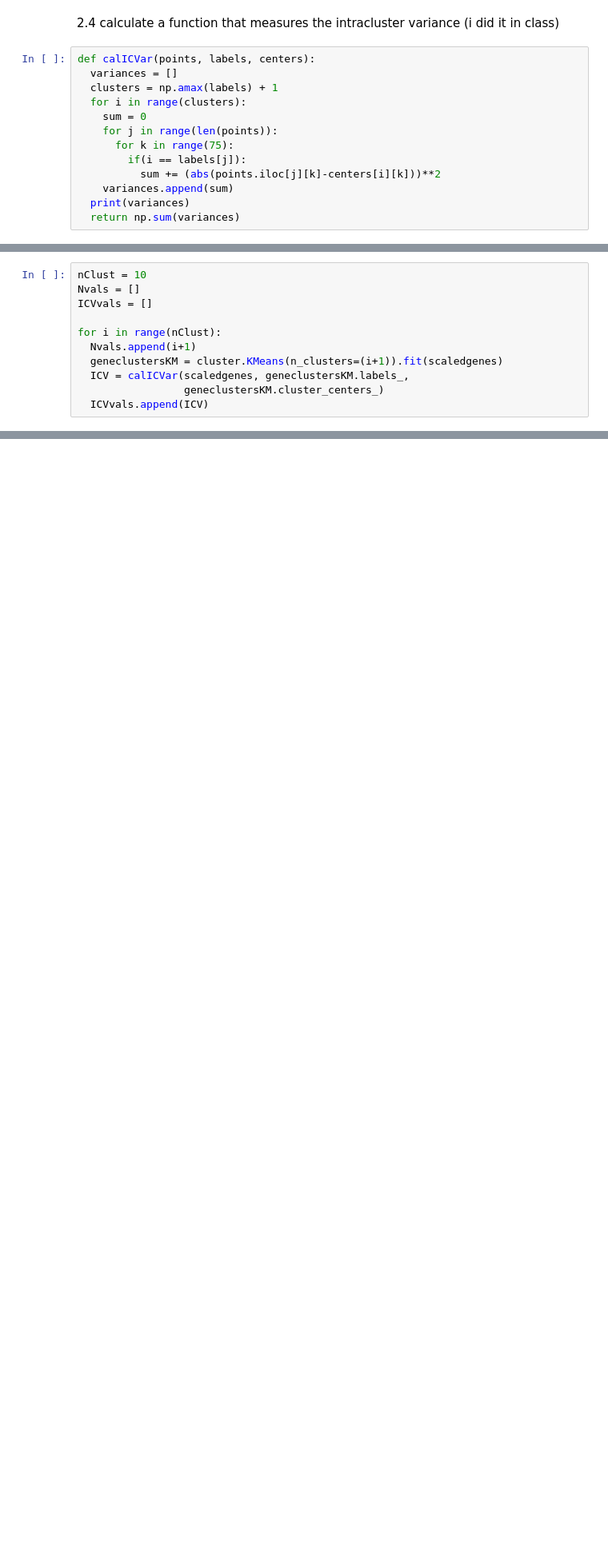
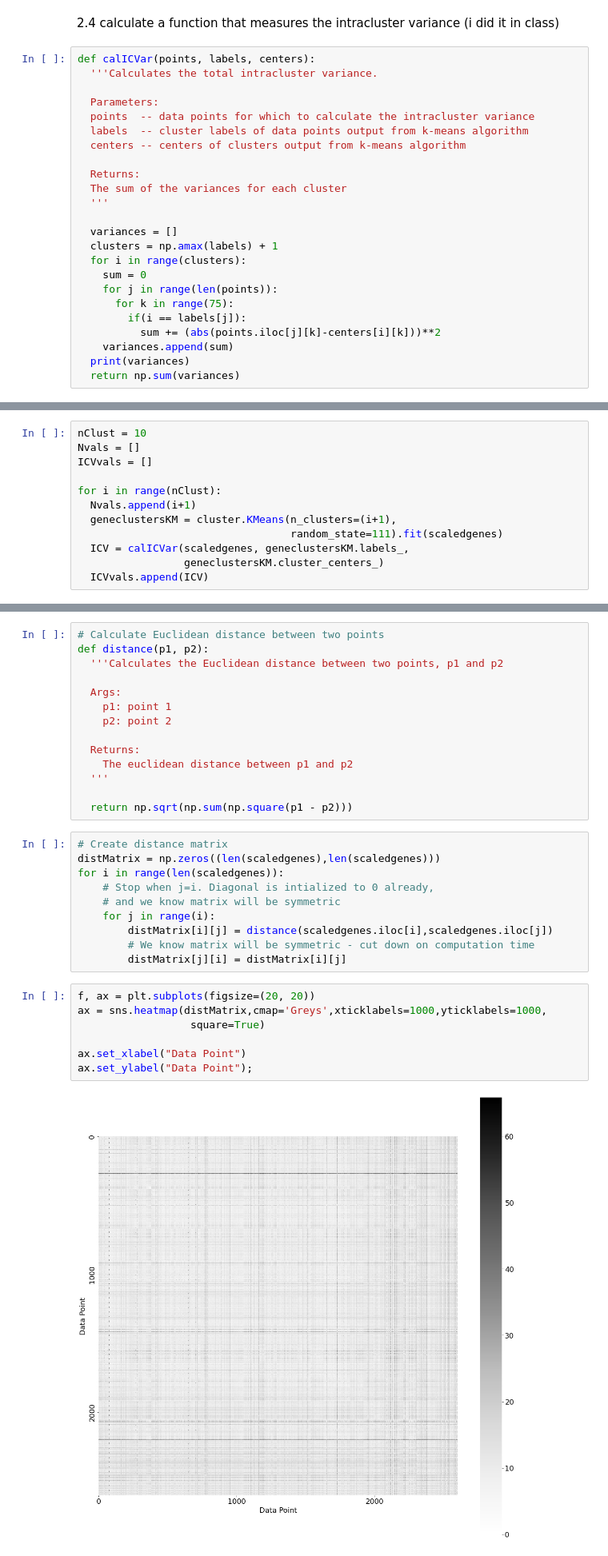
Before and after one commit to bflaggs/DSPS_BFlaggs, a Jupyter notebook: HW7/ClusteringGenes.ipynb, the cells around one changed output, grey strips where cells are left out. Shown at 80% size. Saved outputs shown, nothing was run; the diff lists cells and outputs as text; blank space fills up the shorter version.

```diff
--- a/HW7/ClusteringGenes.ipynb
+++ b/HW7/ClusteringGenes.ipynb
@@ -168,6 +169,17 @@ pl.show()
 2.4 calculate a function that measures the intracluster variance (i did it in class)
 # %%
 def calICVar(points, labels, centers):
+  '''Calculates the total intracluster variance.
+
+  Parameters:
+  points  -- data points for which to calculate the intracluster variance
+  labels  -- cluster labels of data points output from k-means algorithm
+  centers -- centers of clusters output from k-means algorithm
+
+  Returns:
+  The sum of the variances for each cluster
+  '''
+
   variances = []
   clusters = np.amax(labels) + 1
   for i in range(clusters):
@@ -189,7 +201,8 @@ ICVvals = []
 
 for i in range(nClust):
   Nvals.append(i+1)
-  geneclustersKM = cluster.KMeans(n_clusters=(i+1)).fit(scaledgenes)
+  geneclustersKM = cluster.KMeans(n_clusters=(i+1),
+                                  random_state=111).fit(scaledgenes)
   ICV = calICVar(scaledgenes, geneclustersKM.labels_,
                  geneclustersKM.cluster_centers_)
   ICVvals.append(ICV)
@@ -243,3 +250,36 @@ ideally you should be able to isolate the little islands, like the one on the le
 # %% [markdown]
 # 4a DBSCAN
 4a.1 calculate and plot the distance matrix if you have not yet. Discuss: is there structure?
+# %%
+# Calculate Euclidean distance between two points
+def distance(p1, p2):
+  '''Calculates the Euclidean distance between two points, p1 and p2
+
+  Args:
+    p1: point 1
+    p2: point 2
+
+  Returns:
+    The euclidean distance between p1 and p2
+  '''
+
+  return np.sqrt(np.sum(np.square(p1 - p2)))
+# %%
+# Create distance matrix
+distMatrix = np.zeros((len(scaledgenes),len(scaledgenes)))
+for i in range(len(scaledgenes)):
+    # Stop when j=i. Diagonal is intialized to 0 already,
+    # and we know matrix will be symmetric
+    for j in range(i):
+        distMatrix[i][j] = distance(scaledgenes.iloc[i],scaledgenes.iloc[j])
+        # We know matrix will be symmetric - cut down on computation time
+        distMatrix[j][i] = distMatrix[i][j]
+# %%
+f, ax = plt.subplots(figsize=(20, 20))
+ax = sns.heatmap(distMatrix,cmap='Greys',xticklabels=1000,yticklabels=1000,
+                  square=True)
+
+ax.set_xlabel("Data Point")
+ax.set_ylabel("Data Point");
+# %% [output]
+[figure, added]
```
Also changed, not shown: parts of 52 cells of this notebook.
